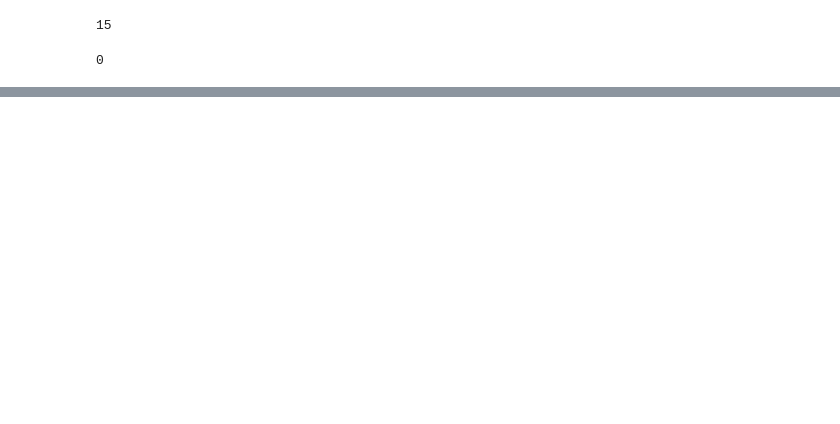
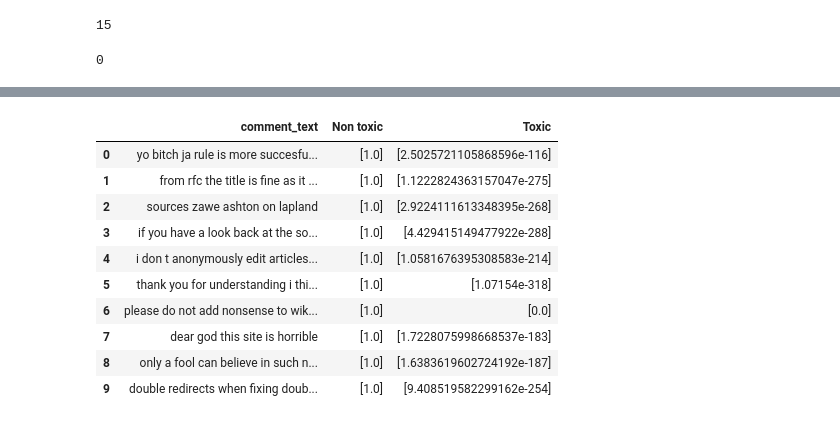
Before and after one commit to BrainTheos/uon-cci501-classification-mini-project, a Jupyter notebook: CCI501_classification_final.ipynb, the cells around one changed output, grey strips where cells are left out. Saved outputs shown, nothing was run; the diff lists cells and outputs as text; code cells hidden in the pictures; blank space fills up the shorter version.

```diff
--- a/CCI501_classification_final.ipynb
+++ b/CCI501_classification_final.ipynb
@@ -790,0 +801,16 @@ df_final_cls.head(10)
+# %%
+df_proba_threat = pd.DataFrame(list(zip(df_final.comment_text,proba_labels[3][:, :1], proba_labels[3][:, 1:])),
+               columns =['comment_text', 'Non toxic', 'Toxic'])
+df_proba_threat.head(10)
+# %% [output]
+|  | comment_text | Non toxic | Toxic |
+| 0 | yo bitch ja rule is more succesfu... | [1.0] | [2.5025721105868596e-116] |
+| 1 | from rfc the title is fine as it ... | [1.0] | [1.1222824363157047e-275] |
+| 2 | sources zawe ashton on lapland | [1.0] | [2.9224111613348395e-268] |
+| 3 | if you have a look back at the so... | [1.0] | [4.429415149477922e-288] |
+| 4 | i don t anonymously edit articles... | [1.0] | [1.0581676395308583e-214] |
+| 5 | thank you for understanding i thi... | [1.0] | [1.07154e-318] |
+| 6 | please do not add nonsense to wik... | [1.0] | [0.0] |
+| 7 | dear god this site is horrible | [1.0] | [1.7228075998668537e-183] |
+| 8 | only a fool can believe in such n... | [1.0] | [1.6383619602724192e-187] |
+| 9 | double redirects when fixing doub... | [1.0] | [9.408519582299162e-254] |
```
Also changed, not shown: parts of 19 cells of this notebook.
